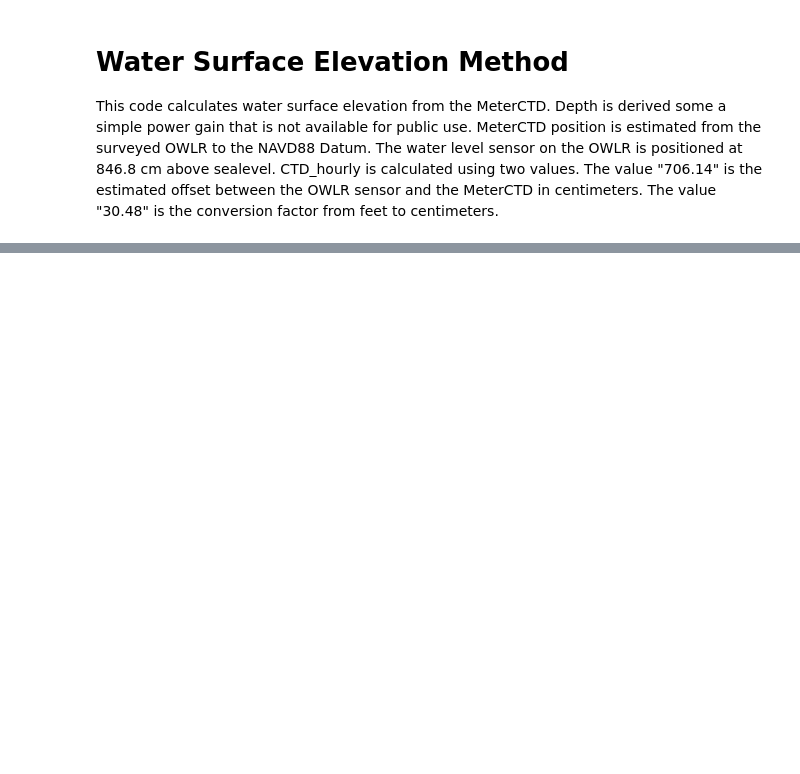
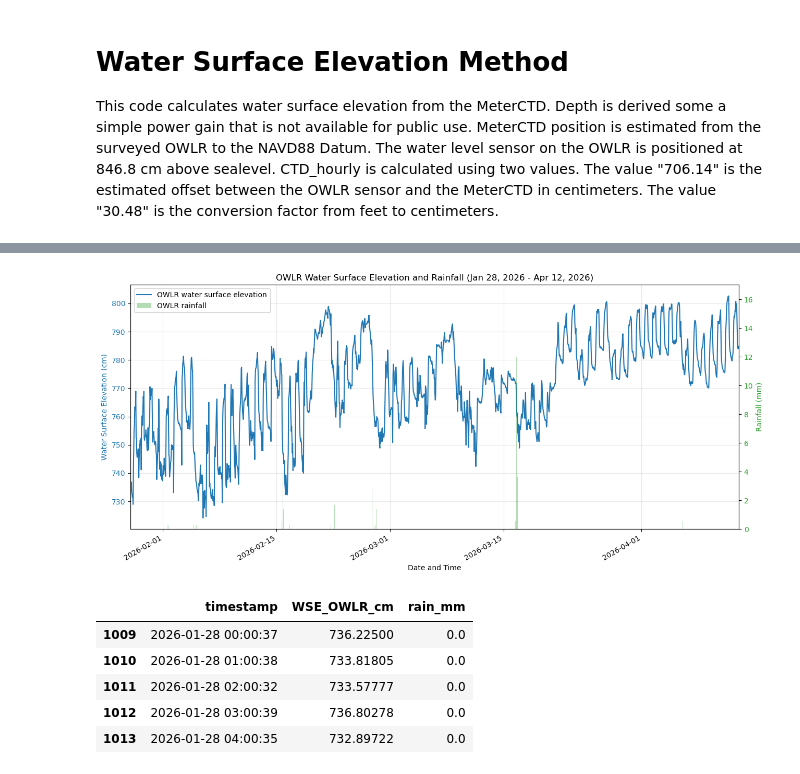
Before and after one commit to COAST-Lab/Open-Water-Level-and-Rainfall-Sensor, a Jupyter notebook: Data Analysis/waterSurfaceElevationAnalysis.ipynb, the cells around one changed output, grey strips where cells are left out. Drawn from its saved outputs; the diff is of its cells as text; code cells hidden in the pictures; blank space fills up the shorter version.

```diff
--- a/Data Analysis/waterSurfaceElevationAnalysis.ipynb
+++ b/Data Analysis/waterSurfaceElevationAnalysis.ipynb
@@ -130,0 +259,68 @@ Matched comparison points: 1141
+# %%
+# OWLR water surface elevation and rainfall over time (Jan 28, 2026 to Mar 17, 2026)
+owlr_plot_path = os.path.join('Data', 'OWLR_CMS_04132026.csv')
+owlr_plot_start = pd.Timestamp('2026-01-28 00:00:00')
+owlr_plot_end = pd.Timestamp('2026-04-12 23:59:59')
+
+owlr_plot_raw = pd.read_csv(owlr_plot_path, header=None)
+owlr_plot_raw = owlr_plot_raw.rename(columns={0: 'device_id', 1: 'timestamp', 2: 'unused_1', 3: 'unused_2', 4: 'data'})
+owlr_plot_raw['timestamp'] = pd.to_datetime(owlr_plot_raw['timestamp'], errors='coerce')
+
+plot_payload_parts = owlr_plot_raw['data'].astype(str).str.split(',')
+owlr_plot_raw['OWLR_value_cm'] = pd.to_numeric(plot_payload_parts.str[1], errors='coerce')
+owlr_plot_raw['rain_mm'] = pd.to_numeric(plot_payload_parts.str[2], errors='coerce')
+owlr_plot_raw['WSE_OWLR_cm'] = 845 - owlr_plot_raw['OWLR_value_cm']
+
+owlr_plot = owlr_plot_raw[
+    owlr_plot_raw['timestamp'].notna()
+    & (owlr_plot_raw['timestamp'] >= owlr_plot_start)
+    & (owlr_plot_raw['timestamp'] <= owlr_plot_end)
+].copy()
+
+owlr_plot = owlr_plot[['timestamp', 'WSE_OWLR_cm', 'rain_mm']].dropna().sort_values('timestamp')
+
+fig, ax1 = plt.subplots(figsize=(13, 6))
+ax2 = ax1.twinx()
+
+ax1.plot(
+    owlr_plot['timestamp'],
+    owlr_plot['WSE_OWLR_cm'],
+    color='tab:blue',
+    linewidth=1.5,
+    label='OWLR water surface elevation'
+)
+ax2.bar(
+    owlr_plot['timestamp'],
+    owlr_plot['rain_mm'],
+    width=0.03,
+    color='tab:green',
+    alpha=0.35,
+    label='OWLR rainfall'
+)
+
+ax1.set_title('OWLR Water Surface Elevation and Rainfall (Jan 28, 2026 - Apr 12, 2026)')
+ax1.set_xlabel('Date and Time')
+ax1.set_ylabel('Water Surface Elevation (cm)', color='tab:blue')
+ax2.set_ylabel('Rainfall (mm)', color='tab:green')
+ax1.tick_params(axis='y', labelcolor='tab:blue')
+ax2.tick_params(axis='y', labelcolor='tab:green')
+ax1.set_xlim(owlr_plot_start, owlr_plot_end)
+ax1.grid(True, alpha=0.3)
+
+handles_1, labels_1 = ax1.get_legend_handles_labels()
+handles_2, labels_2 = ax2.get_legend_handles_labels()
+ax1.legend(handles_1 + handles_2, labels_1 + labels_2, loc='upper left')
+
+fig.autofmt_xdate(rotation=30)
+plt.tight_layout()
+plt.show()
+
+owlr_plot.head()
+# %% [output]
+[figure, added]
+|  | timestamp | WSE_OWLR_cm | rain_mm |
+| 1009 | 2026-01-28 00:00:37 | 736.22500 | 0.0 |
+| 1010 | 2026-01-28 01:00:38 | 733.81805 | 0.0 |
+| 1011 | 2026-01-28 02:00:32 | 733.57777 | 0.0 |
+| 1012 | 2026-01-28 03:00:39 | 736.80278 | 0.0 |
+| 1013 | 2026-01-28 04:00:35 | 732.89722 | 0.0 |
```
Also changed, not shown: parts of 6 cells of this notebook, 13 other files.
